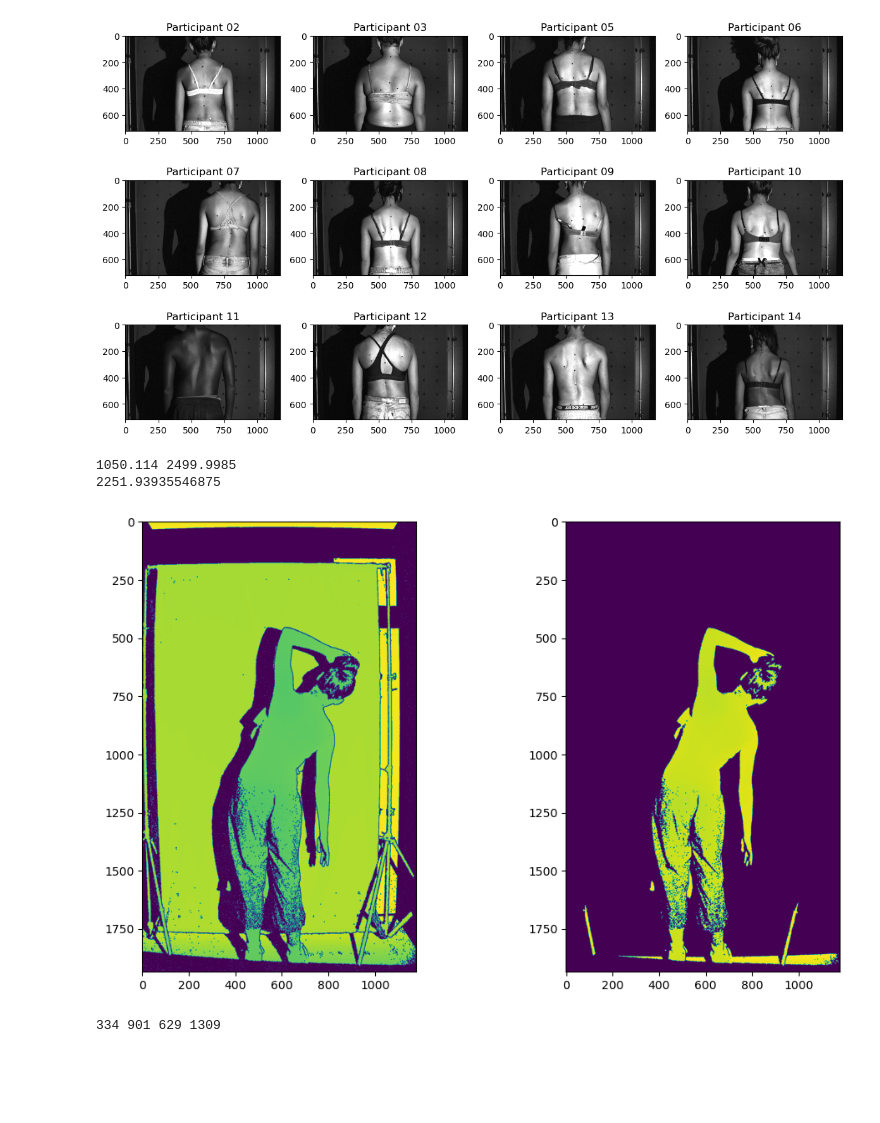
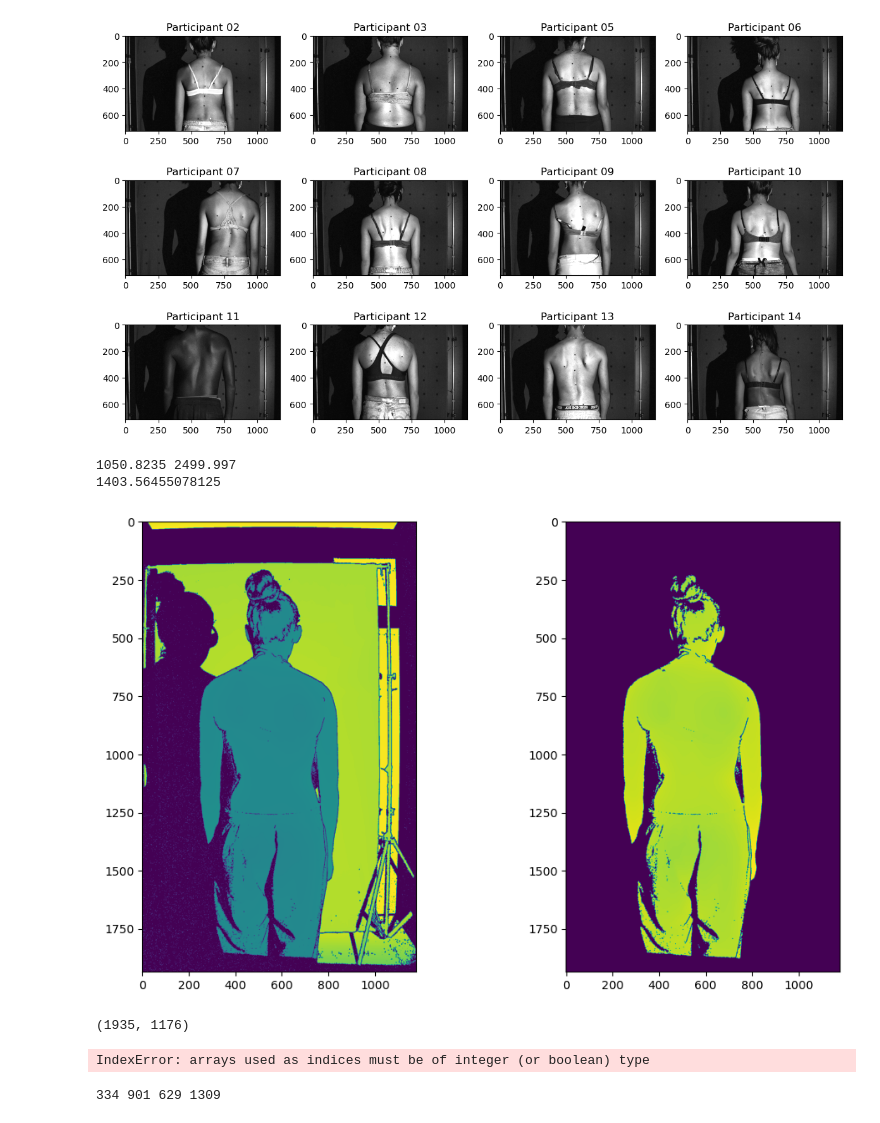
Before and after one commit to ghazalebra/interface_scoliose, a Jupyter notebook: automatic_crop.ipynb, the cells around one changed output. Cells and saved outputs as stored; diff of their text form; code cells hidden in the pictures; blank space fills up the shorter version.

```diff
--- a/automatic_crop.ipynb
+++ b/automatic_crop.ipynb
@@ -158,26 +158,54 @@ for filename in os.listdir(path+'\landmarks'):
 with open(path+'\dict\positions.json', 'w') as positions:
             json.dump(dict_coordo, positions)
 # %%
-xyz = np.load(r'D:\StageE23\Data\Ete_2023\Participant19\BD\Contraint\Prise01\xyz_images\pt19_BD_Contraint_01_124368_XYZ_0.npy')
+xyz = np.load(r'D:\StageE23\Data\Ete_2023\Participant19\autocorrection\Prise02\xyz_images\pt19_auto_02_136246_XYZ_0.npy')
 z = xyz[:,:,2]
 
 zz = z[np.where(z>0)]
 zz = zz[np.where(zz<2500)]
 print(np.min(zz), np.max(zz))
 body_z = np.quantile(zz, 0.3)
 print(body_z)
 z_nobg = copy.deepcopy(z)
-z_nobg[np.where(z > body_z + 200)] = False
+z_nobg[np.where(z > body_z + 300)] = False
 z_nobg = median_filter(z_nobg, 3)
 
 fig, (ax1, ax2) = plt.subplots(1,2)
 ax1.imshow(z)
 ax2.imshow(z_nobg)
 plt.show()
 # %% [output]
-1050.114 2499.9985
-2251.93935546875
+1050.8235 2499.997
+1403.56455078125
-[figure, old version]
+[figure, new version]
+# %%
+def equalize_histogram(img, max, w):
+    # Calcul de la transformation
+    counts, bins = np.histogram(img, bins=max+1, range=(0,max-1))
+    T = 1/(np.count_nonzero(w))*np.cumsum(counts)
+
+    img_eq = max*np.ones((img.shape))
+    img_eq[w]=(max-50)*T[img[w]]
+
+    return img_eq
+
+xyz = np.load(r'D:\StageE23\Data\Ete_2023\Participant19\autocorrection\Prise02\xyz_images\pt19_auto_02_136246_XYZ_0.npy')
+z = xyz[:,:,2]
+z = np.asarray(z)
+z[z == 0] = np.max(z) + 50 #convert background at 0 to deepest
+z.astype(int)
+print(z.shape)
+
+weights = np.ones((z.shape))
+weights[z > np.max(z)-100] = 0
+weights = weights.astype(bool)
+
+z_eq = equalize_histogram(z, int(np.max(z)), weights)
+
+plt.imshow(z)
+# %% [output]
+(1935, 1176)
+IndexError: arrays used as indices must be of integer (or boolean) type
 # %%
 im = cv2.imread(r'D:\StageE23\Data\Ete_2023\Participant19\BD\Contraint\Prise01\intensity\pt19_BD_Contraint_01_124368_I_0.jpg')
 
```
